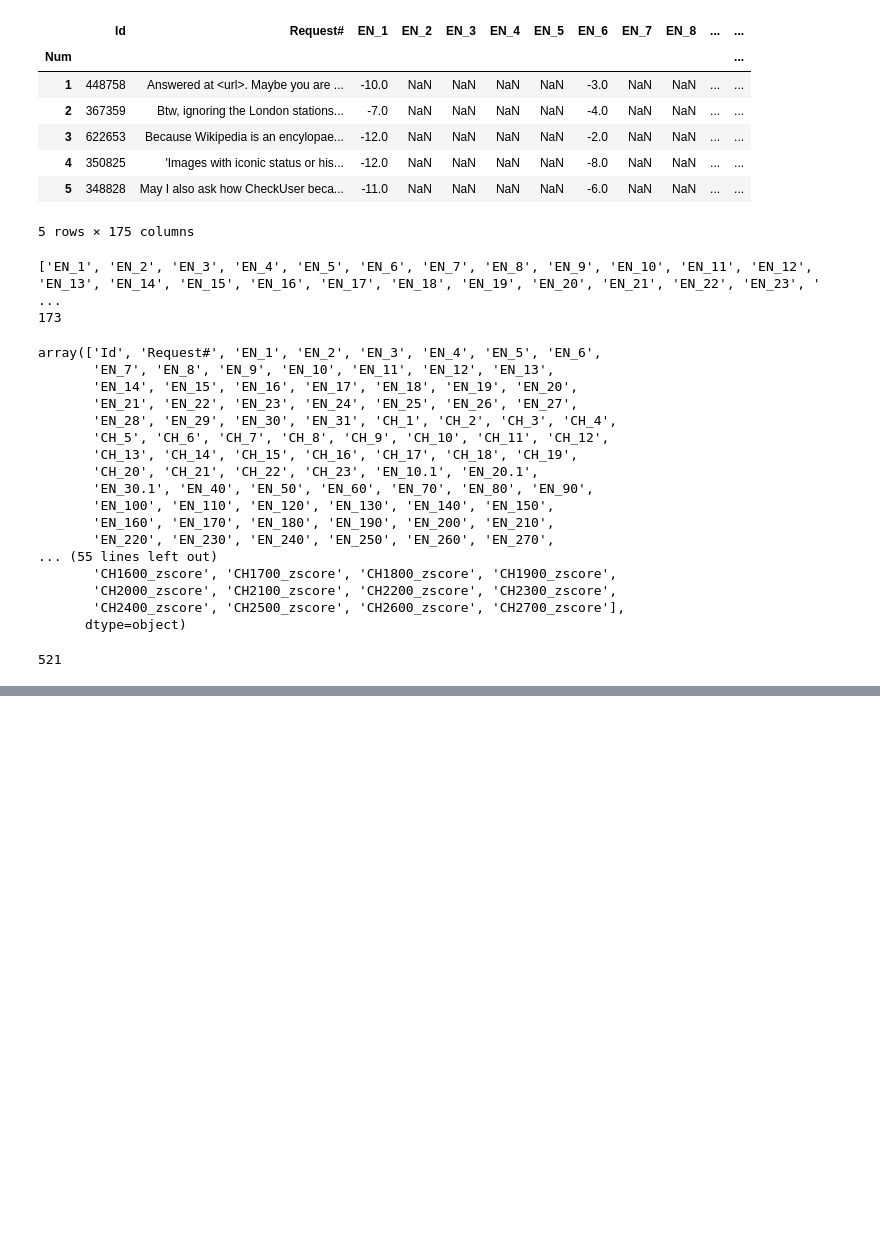
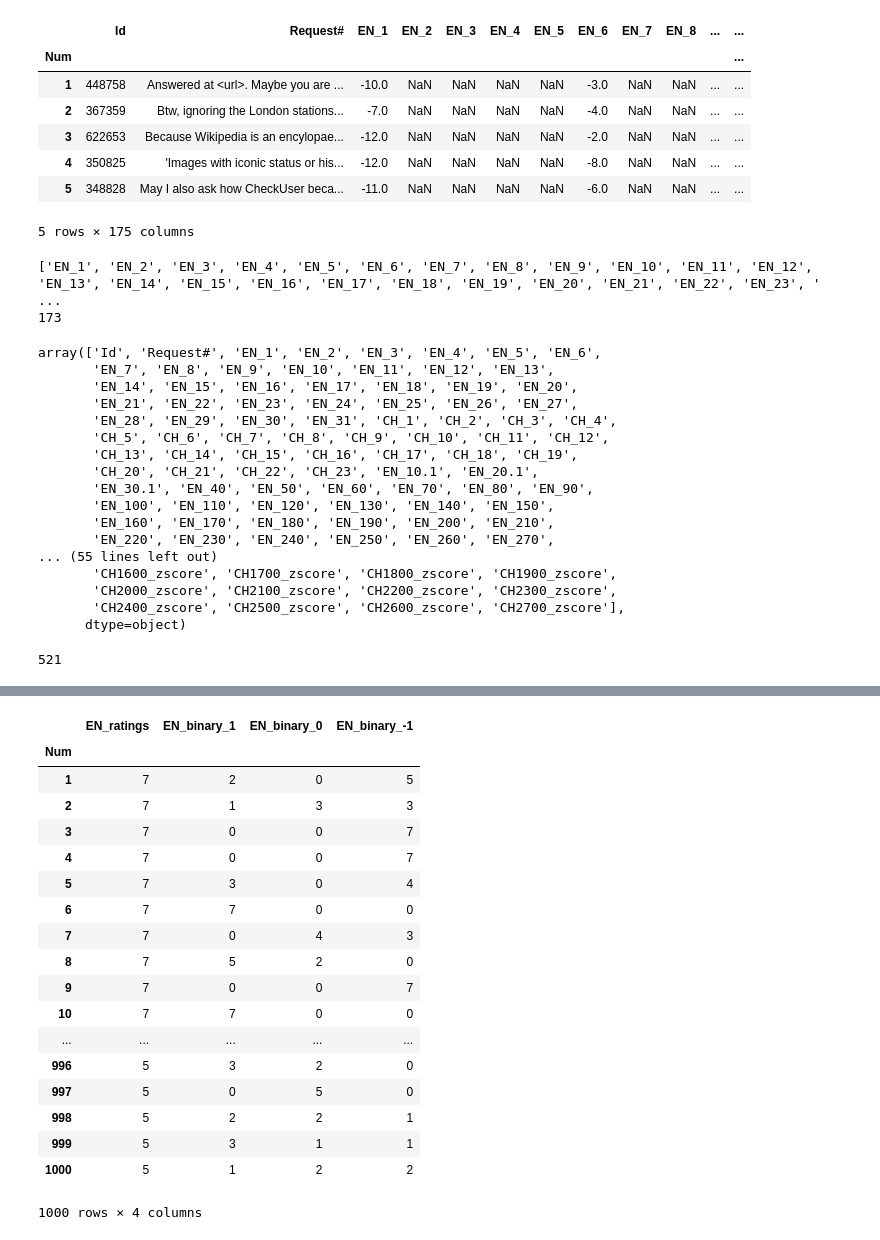
Before and after one commit to hajingit/Politeness_lang, a Jupyter notebook: Integrating data.ipynb, the cells around one changed output, grey strips where cells are left out. Saved outputs shown, nothing was run; the diff lists cells and outputs as text; code cells hidden in the pictures; blank space fills up the shorter version.

```diff
--- a/Integrating data.ipynb
+++ b/Integrating data.ipynb
@@ -111,0 +207,27 @@ len(codings.columns.values)
+# %%
+codings['EN_binary_1']=(codings[en_headers_binary]==1).sum(1)
+codings['EN_binary_0']=(codings[en_headers_binary]==0).sum(1)
+codings['EN_binary_-1']=(codings[en_headers_binary]==-1).sum(1)
+codings['EN_ratings']=(codings[en_headers_binary]).count(axis=1)
+# %%
+codings[['EN_ratings', 'EN_binary_1', 'EN_binary_0', 'EN_binary_-1']]
+# %% [output]
+|  | EN_ratings | EN_binary_1 | EN_binary_0 | EN_binary_-1 |
+| Num |  |  |  |  |
+| 1 | 7 | 2 | 0 | 5 |
+| 2 | 7 | 1 | 3 | 3 |
+| 3 | 7 | 0 | 0 | 7 |
+| 4 | 7 | 0 | 0 | 7 |
+| 5 | 7 | 3 | 0 | 4 |
+| 6 | 7 | 7 | 0 | 0 |
+| 7 | 7 | 0 | 4 | 3 |
+| 8 | 7 | 5 | 2 | 0 |
+| 9 | 7 | 0 | 0 | 7 |
+| 10 | 7 | 7 | 0 | 0 |
+| ... | ... | ... | ... | ... |
+| 996 | 5 | 3 | 2 | 0 |
+| 997 | 5 | 0 | 5 | 0 |
+| 998 | 5 | 2 | 2 | 1 |
+| 999 | 5 | 3 | 1 | 1 |
+| 1000 | 5 | 1 | 2 | 2 |
+1000 rows × 4 columns
```
Also changed, not shown: parts of 12 cells of this notebook, 1 other file.
